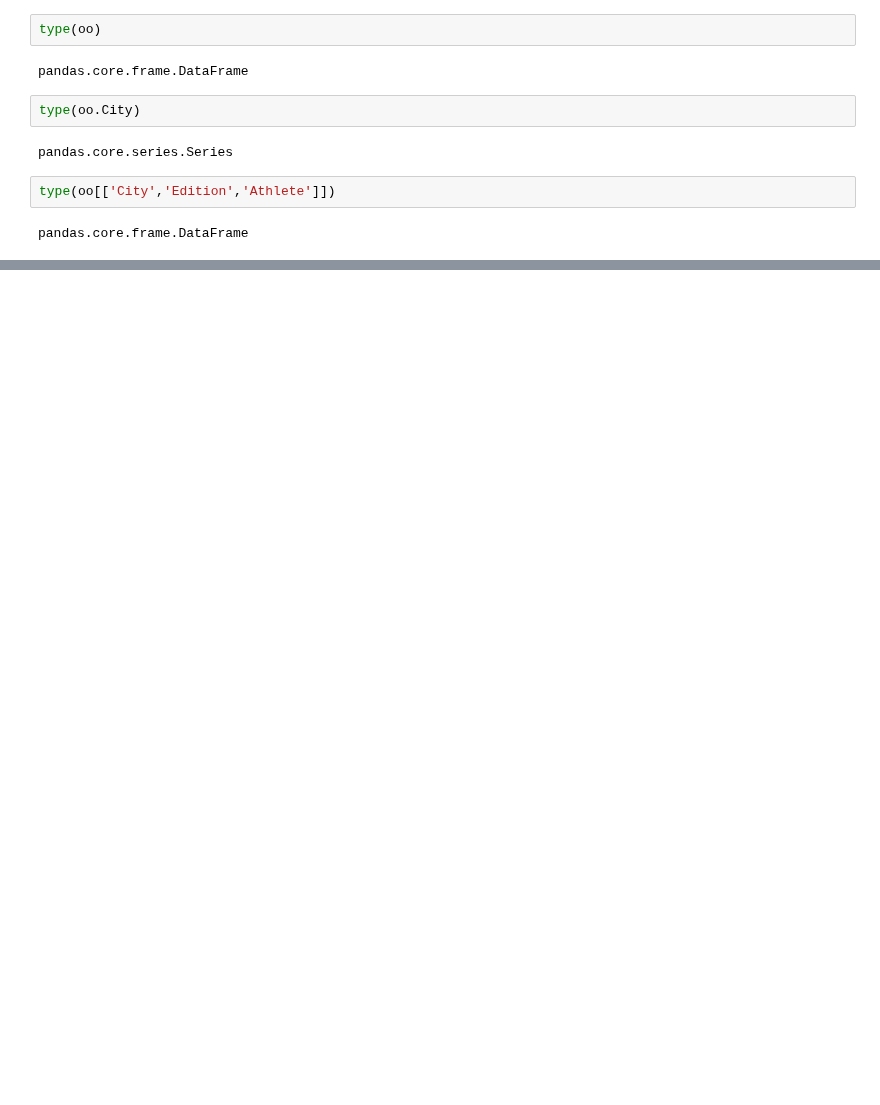
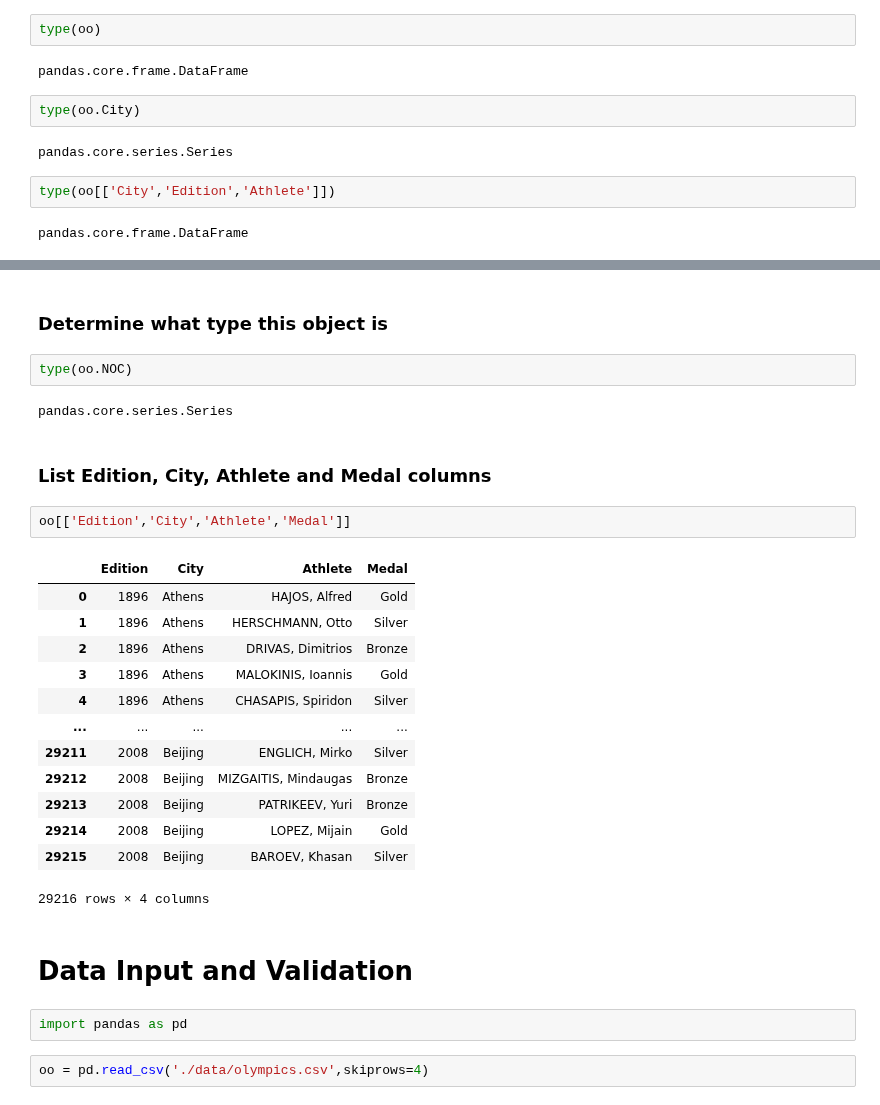
Before and after one commit to dbasdanis/python_practice, a Jupyter notebook: pandas/pandas_doc.ipynb, the cells around one changed output, grey strips where cells are left out. Saved outputs shown, nothing was run; the diff lists cells and outputs as text; blank space fills up the shorter version.

Commit message:
feat: add data input and validation sector

```diff
--- a/pandas/pandas_doc.ipynb
+++ b/pandas/pandas_doc.ipynb
@@ -96,0 +147,30 @@ pandas.core.frame.DataFrame
+# %% [markdown]
+### Determine what type this object is
+# %%
+type(oo.NOC)
+# %% [output]
+pandas.core.series.Series
+# %% [markdown]
+### List Edition, City, Athlete and Medal columns
+# %%
+oo[['Edition','City','Athlete','Medal']]
+# %% [output]
+|  | Edition | City | Athlete | Medal |
+| 0 | 1896 | Athens | HAJOS, Alfred | Gold |
+| 1 | 1896 | Athens | HERSCHMANN, Otto | Silver |
+| 2 | 1896 | Athens | DRIVAS, Dimitrios | Bronze |
+| 3 | 1896 | Athens | MALOKINIS, Ioannis | Gold |
+| 4 | 1896 | Athens | CHASAPIS, Spiridon | Silver |
+| ... | ... | ... | ... | ... |
+| 29211 | 2008 | Beijing | ENGLICH, Mirko | Silver |
+| 29212 | 2008 | Beijing | MIZGAITIS, Mindaugas | Bronze |
+| 29213 | 2008 | Beijing | PATRIKEEV, Yuri | Bronze |
+| 29214 | 2008 | Beijing | LOPEZ, Mijain | Gold |
+| 29215 | 2008 | Beijing | BAROEV, Khasan | Silver |
+29216 rows × 4 columns
+# %% [markdown]
+# Data Input and Validation
+# %%
+import pandas as pd
+# %%
+oo = pd.read_csv('./data/olympics.csv',skiprows=4)
```
Also changed, not shown: parts of 6 cells of this notebook.
